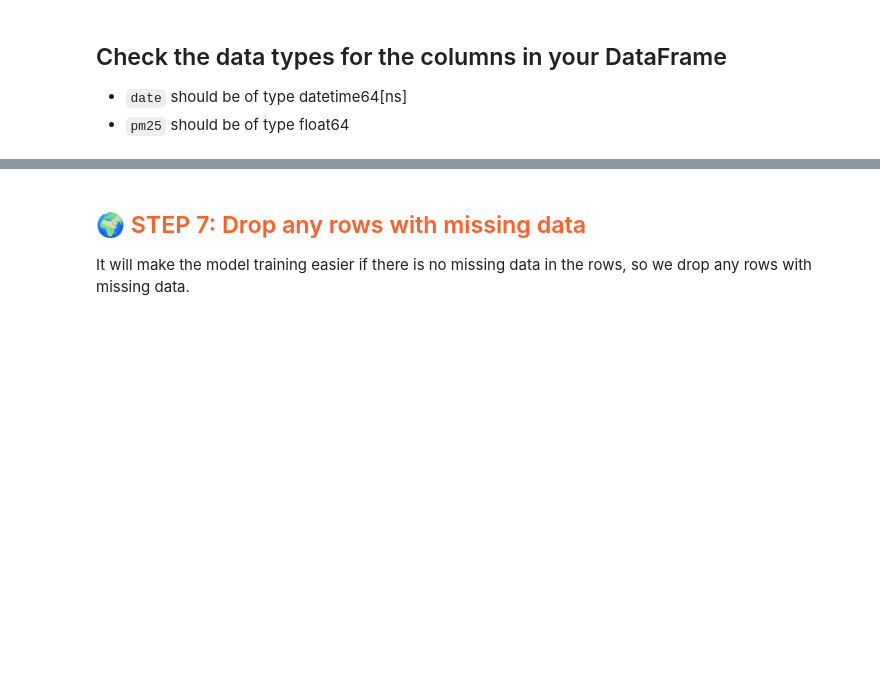
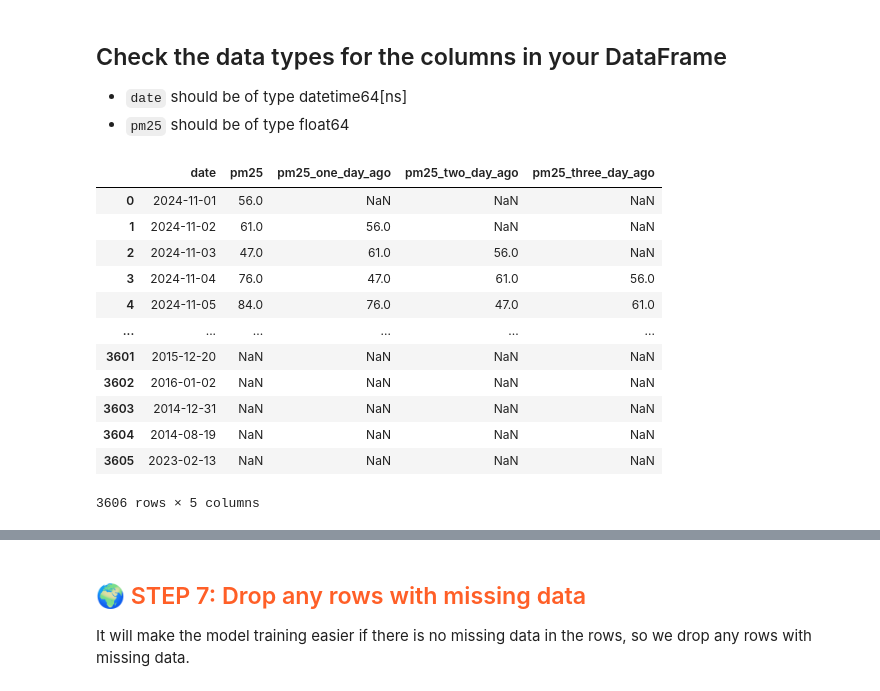
Before and after one commit to volumetrader/Air-Quality-Prediction-Service, a Jupyter notebook: notebooks/ch03/1_air_quality_feature_backfill.ipynb, the cells around one changed output, grey strips where cells are left out. Drawn from its saved outputs; the diff is of its cells as text; code cells hidden in the pictures; blank space fills up the shorter version.

```diff
--- a/notebooks/ch03/1_air_quality_feature_backfill.ipynb
+++ b/notebooks/ch03/1_air_quality_feature_backfill.ipynb
@@ -198,12 +213,29 @@ We want to have a DataFrame with 2 columns - `date` and `pm25` after this cell b
 # %%
 # These commands will succeed if your CSV file didn't have a `median` or `timestamp` column
 df = df.rename(columns={"median": "pm25"})
 df = df.rename(columns={"timestamp": "date"})
 
 df_aq = df[['date', 'pm25']]
 df_aq['pm25'] = df_aq['pm25'].astype('float32')
+df_aq['pm25_one_day_ago'] = df_aq['pm25'].shift(1)
+df_aq['pm25_two_day_ago'] = df_aq['pm25'].shift(2)
+df_aq['pm25_three_day_ago'] = df_aq['pm25'].shift(3)
 
 df_aq
+# %% [output]
+|  | date | pm25 | pm25_one_day_ago | pm25_two_day_ago | pm25_three_day_ago |
+| 0 | 2024-11-01 | 56.0 | NaN | NaN | NaN |
+| 1 | 2024-11-02 | 61.0 | 56.0 | NaN | NaN |
+| 2 | 2024-11-03 | 47.0 | 61.0 | 56.0 | NaN |
+| 3 | 2024-11-04 | 76.0 | 47.0 | 61.0 | 56.0 |
+| 4 | 2024-11-05 | 84.0 | 76.0 | 47.0 | 61.0 |
+| ... | ... | ... | ... | ... | ... |
+| 3601 | 2015-12-20 | NaN | NaN | NaN | NaN |
+| 3602 | 2016-01-02 | NaN | NaN | NaN | NaN |
+| 3603 | 2014-12-31 | NaN | NaN | NaN | NaN |
+| 3604 | 2014-08-19 | NaN | NaN | NaN | NaN |
+| 3605 | 2023-02-13 | NaN | NaN | NaN | NaN |
+3606 rows × 5 columns
 # %%
 # Cast the pm25 column to be a float32 data type
 df_aq.info()
```
Also changed, not shown: parts of 17 cells of this notebook.
